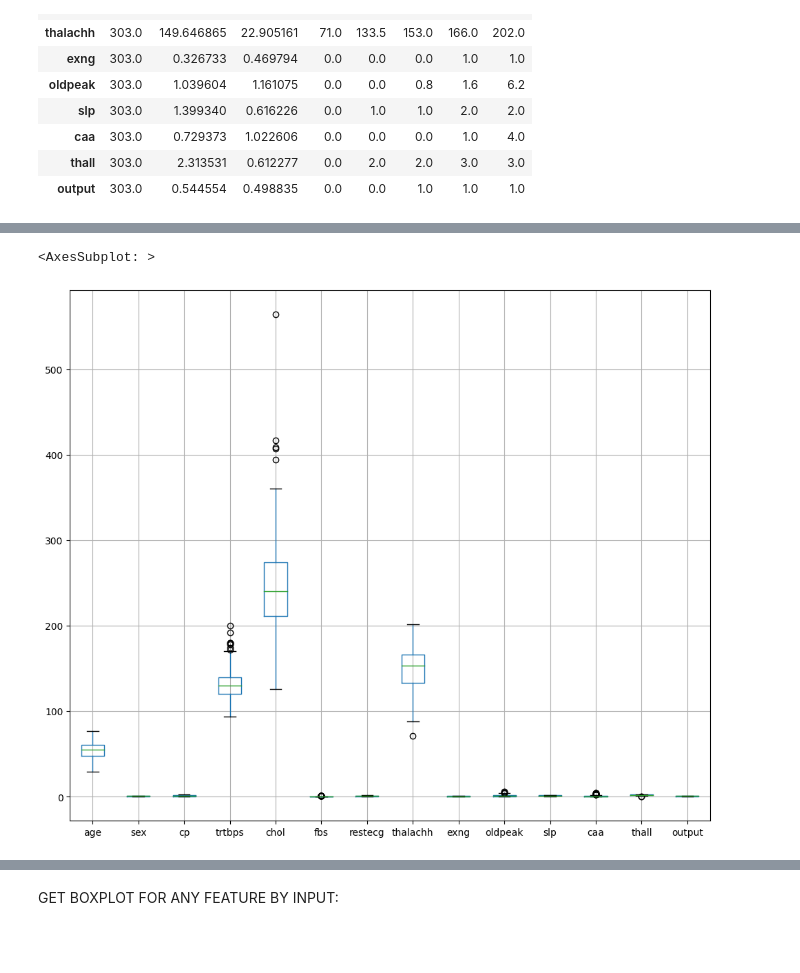
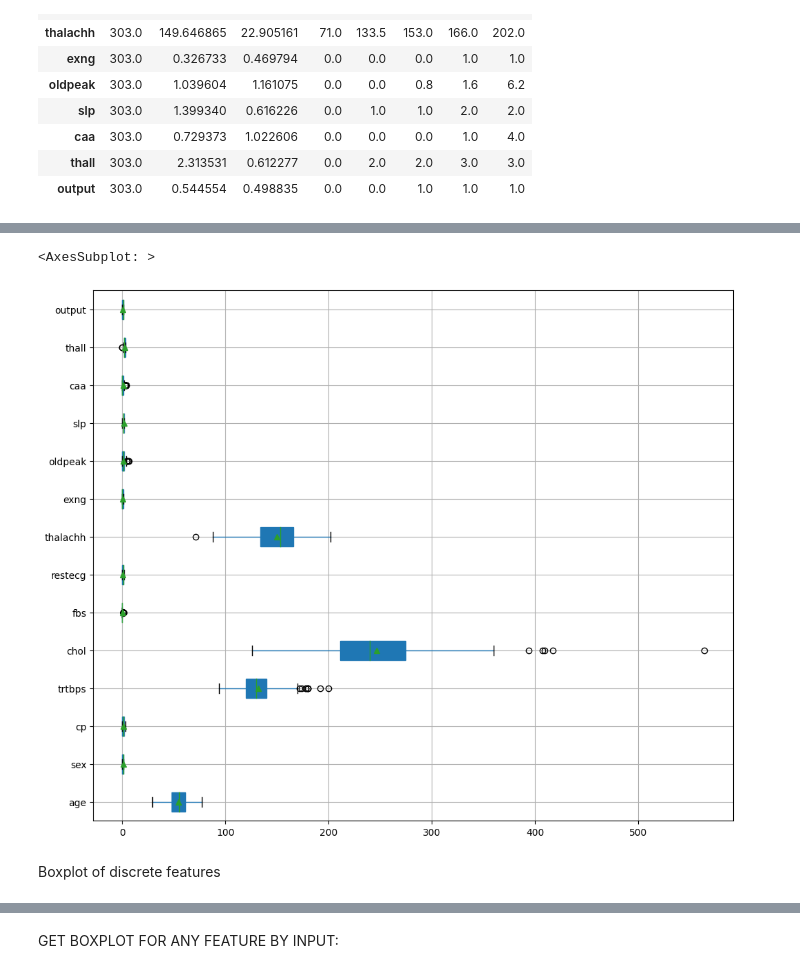
Before and after one commit to kruthi-sb/Cardiac_Events_ML, a Jupyter notebook: preprocessing/outliners.ipynb, the cells around one changed output, grey strips where cells are left out. Saved outputs shown, nothing was run; the diff lists cells and outputs as text; code cells hidden in the pictures; blank space fills up the shorter version.

```diff
--- a/preprocessing/outliners.ipynb
+++ b/preprocessing/outliners.ipynb
@@ -80,6 +66,8 @@ array([[<AxesSubplot: title={'center': 'age'}>,
 [figure]
 # %%
-heart.boxplot(figsize=(12,10))
+heart.boxplot(figsize=(12,10), patch_artist= True, vert = False, showmeans = True)
 # %% [output]
 <AxesSubplot: >
-[figure, old version]
+[figure, new version]
+# %% [markdown]
+Boxplot of discrete features
```
Also changed, not shown: parts of 19 cells of this notebook.
